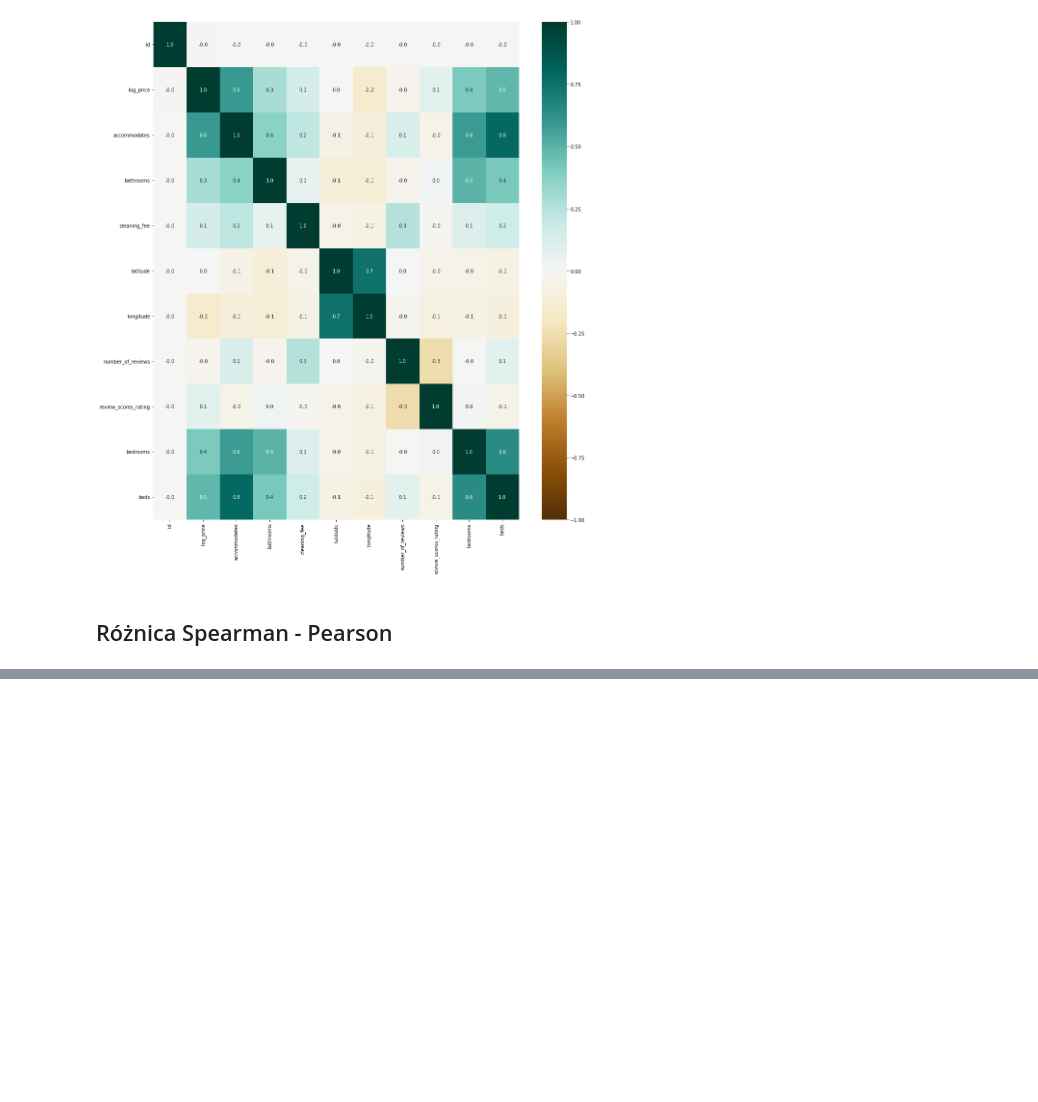
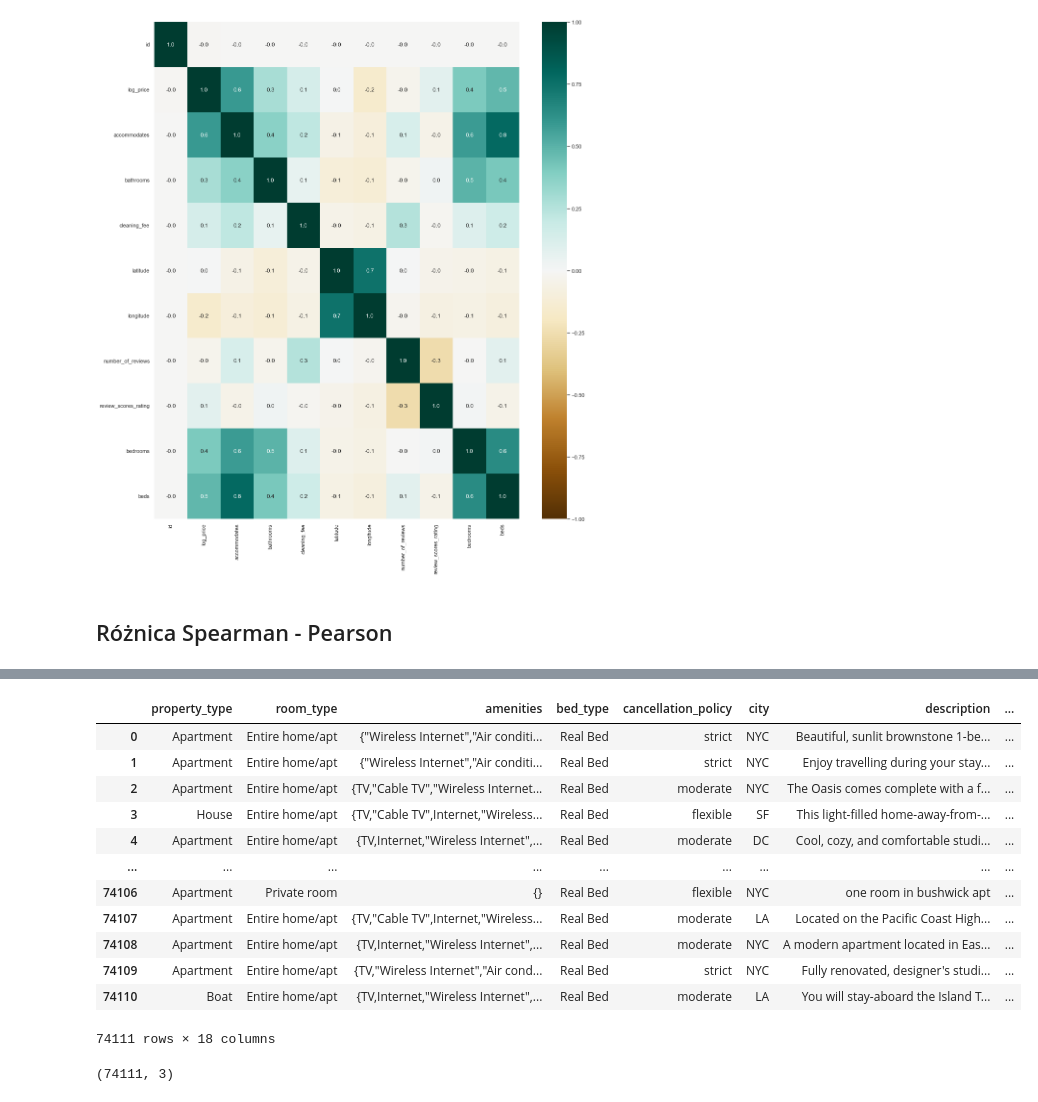
Before and after one commit to boro128/SDH2022, a Jupyter notebook: explore.ipynb, the cells around one changed output, grey strips where cells are left out. Saved outputs shown, nothing was run; the diff lists cells and outputs as text; code cells hidden in the pictures; blank space fills up the shorter version.

```diff
--- a/explore.ipynb
+++ b/explore.ipynb
@@ -160,0 +210,16 @@ plt.show()
+# %%
+df[categorical_columns]
+# %% [output]
+|  | property_type | room_type | amenities | bed_type | cancellation_policy | city | description | ... |
+| 0 | Apartment | Entire home/apt | {"Wireless Internet","Air conditi... | Real Bed | strict | NYC | Beautiful, sunlit brownstone 1-be... | ... |
+| 1 | Apartment | Entire home/apt | {"Wireless Internet","Air conditi... | Real Bed | strict | NYC | Enjoy travelling during your stay... | ... |
+| 2 | Apartment | Entire home/apt | {TV,"Cable TV","Wireless Internet... | Real Bed | moderate | NYC | The Oasis comes complete with a f... | ... |
+| 3 | House | Entire home/apt | {TV,"Cable TV",Internet,"Wireless... | Real Bed | flexible | SF | This light-filled home-away-from-... | ... |
+| 4 | Apartment | Entire home/apt | {TV,Internet,"Wireless Internet",... | Real Bed | moderate | DC | Cool, cozy, and comfortable studi... | ... |
+| ... | ... | ... | ... | ... | ... | ... | ... | ... |
+| 74106 | Apartment | Private room | {} | Real Bed | flexible | NYC | one room in bushwick apt | ... |
+| 74107 | Apartment | Entire home/apt | {TV,"Cable TV",Internet,"Wireless... | Real Bed | moderate | LA | Located on the Pacific Coast High... | ... |
+| 74108 | Apartment | Entire home/apt | {TV,Internet,"Wireless Internet",... | Real Bed | moderate | NYC | A modern apartment located in Eas... | ... |
+| 74109 | Apartment | Entire home/apt | {TV,"Wireless Internet","Air cond... | Real Bed | strict | NYC | Fully renovated, designer's studi... | ... |
+| 74110 | Boat | Entire home/apt | {TV,Internet,"Wireless Internet",... | Real Bed | moderate | LA | You will stay-aboard the Island T... | ... |
+74111 rows × 18 columns
@@ -160,0 +238,4 @@ plt.show()
+# %%
+BinaryEncoder().transform(df[binary_cols]).shape
+# %% [output]
+(74111, 3)
```
Also changed, not shown: parts of 16 cells of this notebook.
